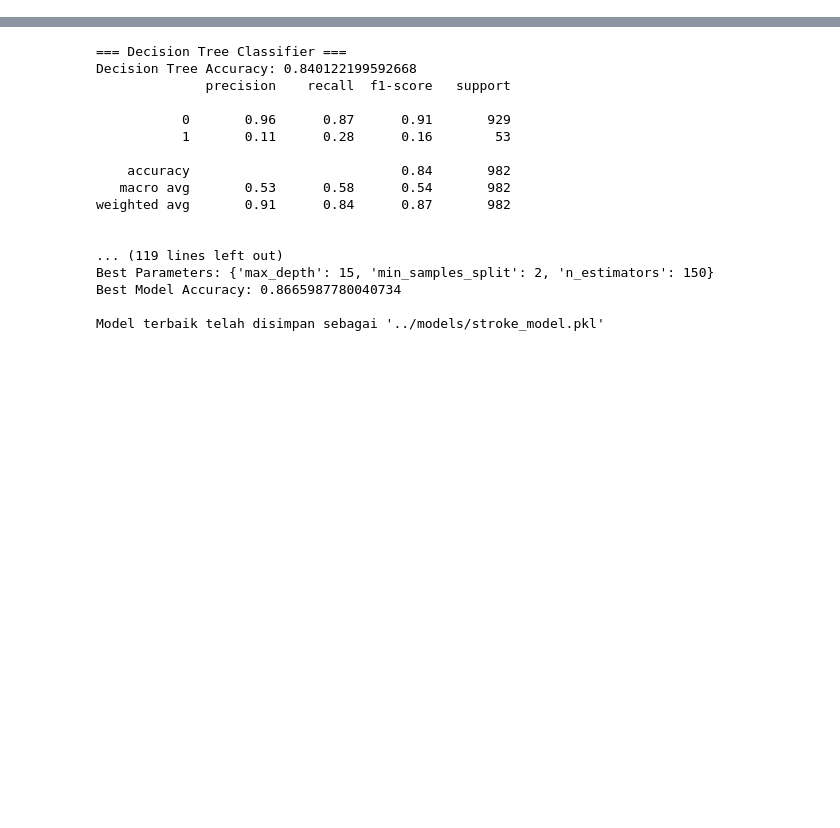
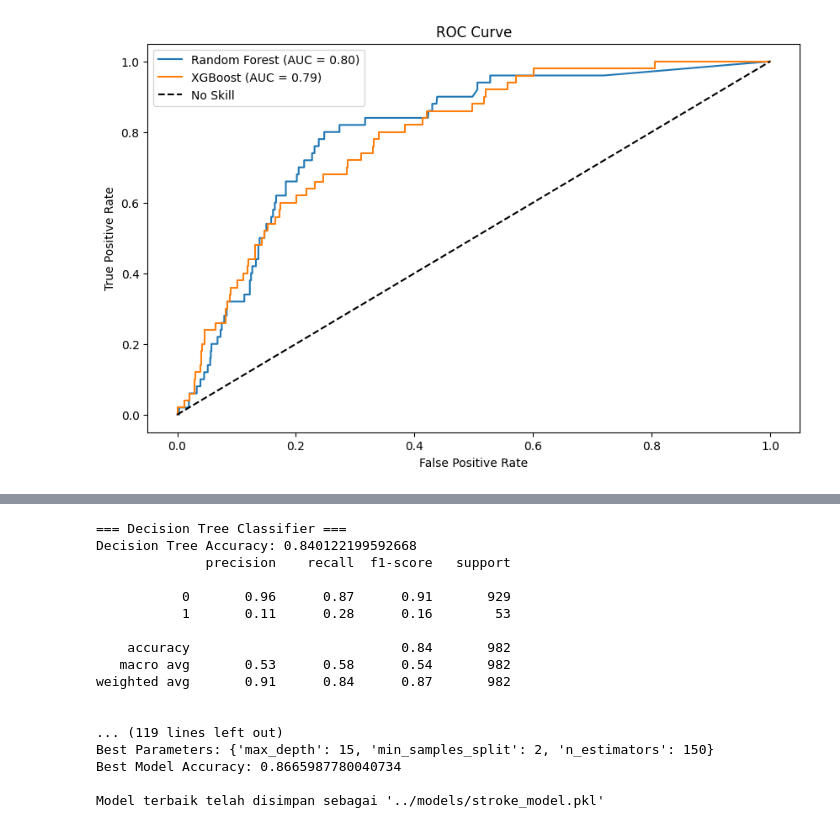
Before and after one commit to penoFahmi/Stroke-Prediction, a Jupyter notebook: notebooks/training.ipynb, the cells around one changed output, grey strips where cells are left out. Saved outputs shown, nothing was run; the diff lists cells and outputs as text; code cells hidden in the pictures; blank space fills up the shorter version.

```diff
--- a/notebooks/training.ipynb
+++ b/notebooks/training.ipynb
@@ -0,0 +1,97 @@
+# %%
+import joblib
+import numpy as np
+import pandas as pd
+from sklearn.ensemble import RandomForestClassifier
+from sklearn.linear_model import LogisticRegression
+from sklearn.metrics import classification_report, roc_auc_score, roc_curve, accuracy_score
+from sklearn.model_selection import StratifiedKFold, RandomizedSearchCV
+from sklearn.impute import SimpleImputer
+from imblearn.over_sampling import SMOTE
+from imblearn.under_sampling import RandomUnderSampler
+from xgboost import XGBClassifier
+import matplotlib.pyplot as plt
+from sklearn.pipeline import Pipeline
+
+# ====================
+# 1. Memuat Data dan Preprocessing
+# ====================
+processed_data = pd.read_pickle('../data/processed_data.pkl')  # Membaca file pickle berisi data yang sudah di-preprocessing
+X_train = processed_data['X_train']  # Data fitur untuk pelatihan
+X_test = processed_data['X_test']  # Data fitur untuk pengujian
+y_train = processed_data['y_train']  # Target label untuk pelatihan
+y_test = processed_data['y_test']  # Target label untuk pengujian
+
+# Mengatasi nilai NaN
+imputer = SimpleImputer(strategy='mean')
+X_train = imputer.fit_transform(X_train)
+X_test = imputer.transform(X_test)
+
+# Menyeimbangkan dataset menggunakan SMOTE + RandomUnderSampler
+smote = SMOTE(random_state=42)
+undersampler = RandomUnderSampler(random_state=42)
+X_train_sm, y_train_sm = smote.fit_resample(X_train, y_train)
+X_train_bal, y_train_bal = undersampler.fit_resample(X_train_sm, y_train_sm)
+
+# ====================
+# 2. Random Forest Classifier dengan Hyperparameter Tuning
+# ====================
+print("\n=== Random Forest Classifier with Hyperparameter Tuning ===")
+param_dist = {
+    'n_estimators': np.arange(50, 200, 10),
+    'max_depth': np.arange(5, 20, 2),
+    'min_samples_split': np.arange(2, 10),
+}
+rf_model = RandomForestClassifier(random_state=42, class_weight='balanced')
+random_search = RandomizedSearchCV(
+    rf_model, param_distributions=param_dist, n_iter=50, cv=3, scoring='roc_auc', random_state=42, verbose=2
+)
+random_search.fit(X_train_bal, y_train_bal)
+rf_best_model = random_search.best_estimator_
+rf_pred = rf_best_model.predict(X_test)
+
+# Evaluasi
+rf_proba = rf_best_model.predict_proba(X_test)[:, 1]
+rf_roc_auc = roc_auc_score(y_test, rf_proba)
+print("Random Forest ROC-AUC:", rf_roc_auc)
+print("Random Forest Accuracy:", accuracy_score(y_test, rf_pred))
+print(classification_report(y_test, rf_pred))
+
+# ====================
+# 3. XGBoost Classifier
+# ====================
+print("\n=== XGBoost Classifier ===")
+xgb_model = XGBClassifier(n_estimators=150, max_depth=5, learning_rate=0.1, random_state=42)
+xgb_model.fit(X_train_bal, y_train_bal)
+xgb_pred = xgb_model.predict(X_test)
+
+# Evaluasi
+xgb_proba = xgb_model.predict_proba(X_test)[:, 1]
+xgb_roc_auc = roc_auc_score(y_test, xgb_proba)
+print("XGBoost ROC-AUC:", xgb_roc_auc)
+print("XGBoost Accuracy:", accuracy_score(y_test, xgb_pred))
+print(classification_report(y_test, xgb_pred))
+
+# ====================
+# 4. Plot ROC Curve
+# ====================
+fpr_rf, tpr_rf, _ = roc_curve(y_test, rf_proba)
+fpr_xgb, tpr_xgb, _ = roc_curve(y_test, xgb_proba)
+
+plt.figure(figsize=(10, 6))
+plt.plot(fpr_rf, tpr_rf, label=f"Random Forest (AUC = {rf_roc_auc:.2f})")
+plt.plot(fpr_xgb, tpr_xgb, label=f"XGBoost (AUC = {xgb_roc_auc:.2f})")
+plt.plot([0, 1], [0, 1], 'k--', label="No Skill")
+plt.xlabel("False Positive Rate")
+plt.ylabel("True Positive Rate")
+plt.title("ROC Curve")
+plt.legend()
+plt.show()
+
+# ====================
+# 5. Menyimpan Model Terbaik
+# ====================
+best_model = rf_best_model if rf_roc_auc > xgb_roc_auc else xgb_model
+joblib.dump(best_model, '../models/stroke_best_model.pkl')
+print("\nModel terbaik telah disimpan sebagai '../models/stroke_best_model.pkl'")
+# %% [output]
@@ -0,0 +115 @@
+[figure, added]
```
Also changed, not shown: parts of 8 cells of this notebook, 8 other files.
